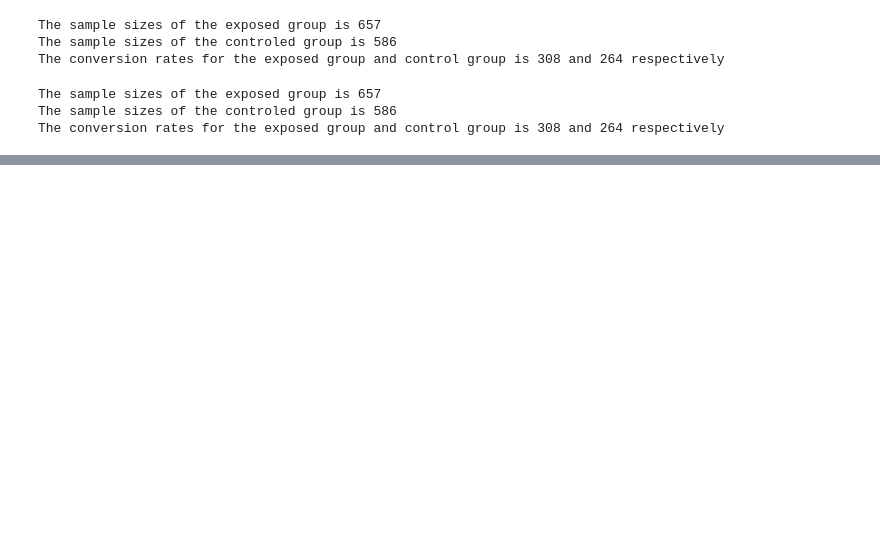
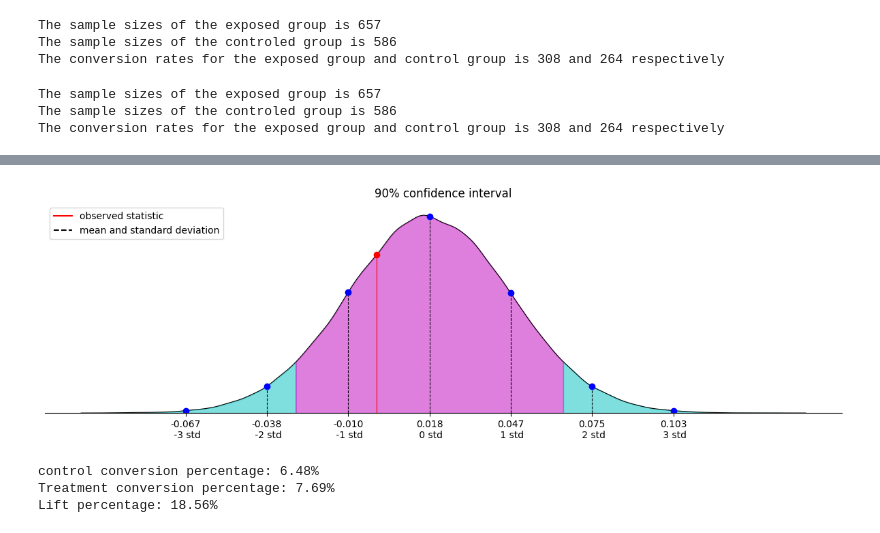
Before and after one commit to 10X-groups/AB-testing, a Jupyter notebook: notebooks/classical_ABtesting.ipynb, the cells around one changed output, grey strips where cells are left out. Cells and saved outputs as stored; diff of their text form; code cells hidden in the pictures; blank space fills up the shorter version.

```diff
--- a/notebooks/classical_ABtesting.ipynb
+++ b/notebooks/classical_ABtesting.ipynb
@@ -81,0 +190,23 @@ null_vals = np.random.normal(0, np.std(diffs), len(diffs))
+# %%
+# Plotting the confidence interval
+plot_result(diffs, 15, np.mean(null_vals), '90% confidence interval')
+shading(diffs, diffs.min(), low, 'c')
+shading(diffs, low, high, 'm')
+shading(diffs, high, diffs.max(), 'c')
+# %% [output]
+[figure, added]
+# %%
+# performing experiment
+
+control_conversion = data_frame[(data_frame['experiment'] == 'control') & (data_frame['yes'] == 1)].shape[0] / data_frame[(data_frame['experiment'] == 'control')].shape[0]
+treatment_conversion = data_frame[(data_frame['experiment'] == 'exposed') & (data_frame['yes'] == 1)].shape[0] / data_frame[(data_frame['experiment'] == 'exposed')].shape[0]
+lift = (treatment_conversion - control_conversion) / control_conversion
+
+
+print(f"control conversion percentage: {round(control_conversion * 100, 2)}%")
+print(f"Treatment conversion percentage: {round(treatment_conversion * 100, 2)}%")
+print(f"Lift percentage: {round(lift * 100, 2)}%")
+# %% [output]
+control conversion percentage: 6.48%
+Treatment conversion percentage: 7.69%
+Lift percentage: 18.56%
```
Also changed, not shown: parts of 7 cells of this notebook, 1 other file.
